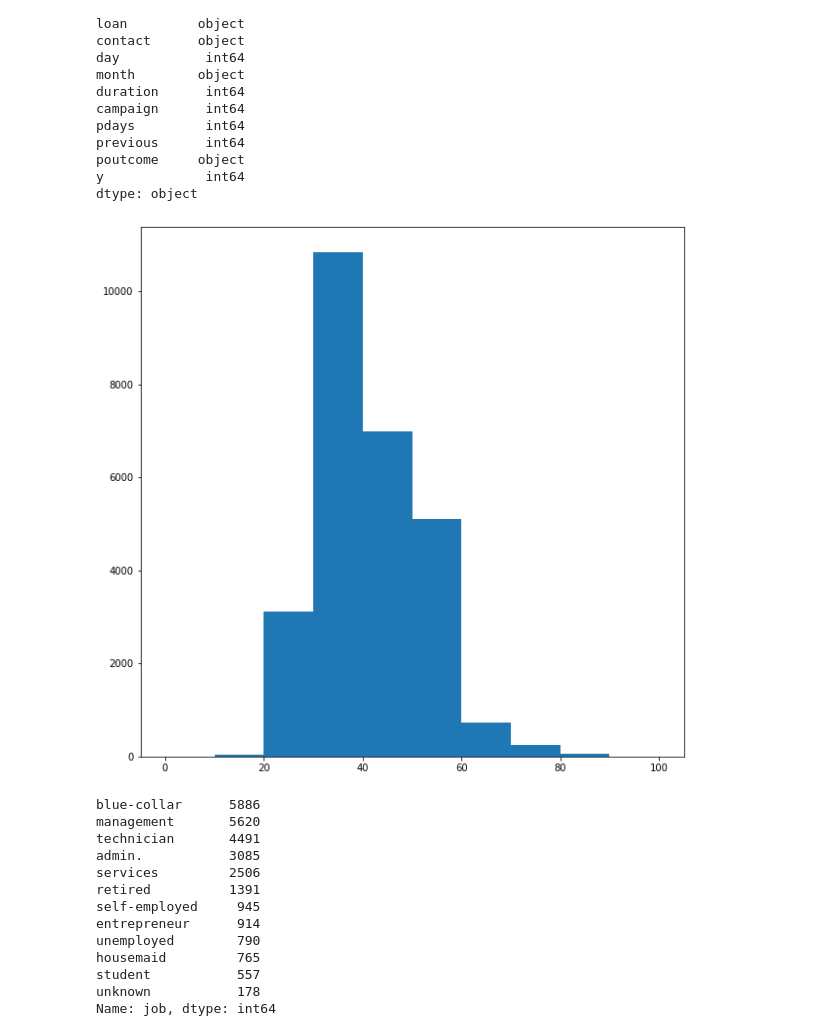
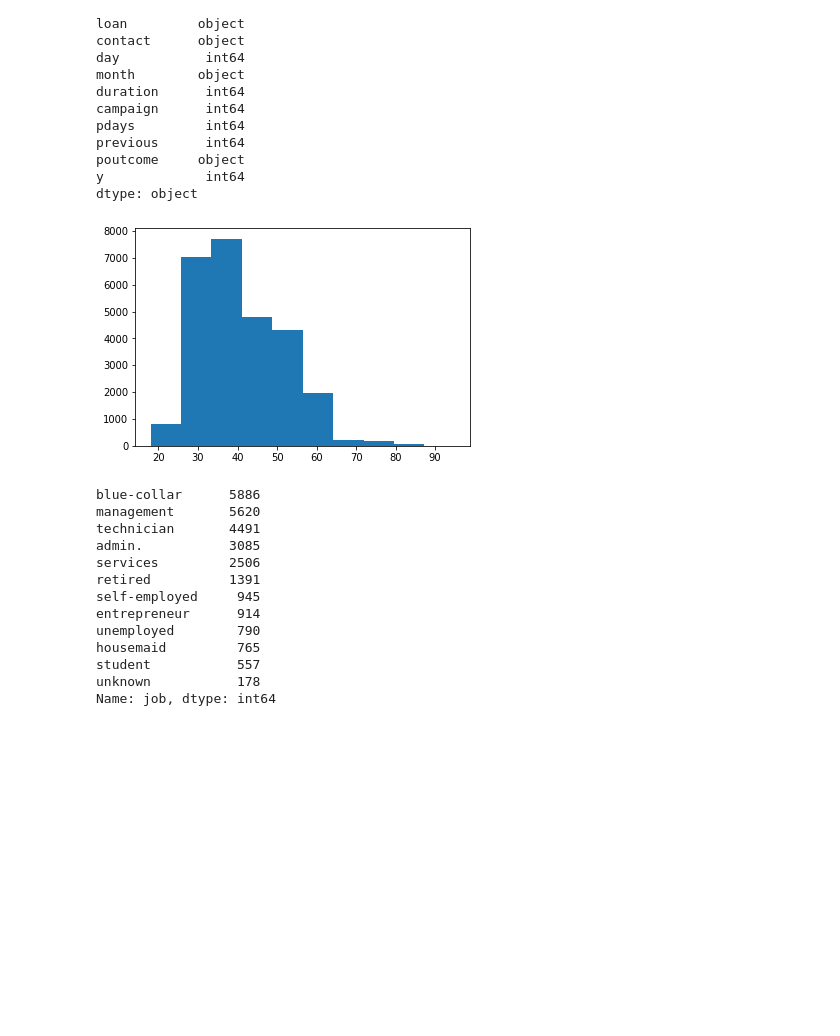
Before and after one commit to c-suginoshita/test_repository, a Jupyter notebook: R_Basic.ipynb, the cells around one changed output. Cells and saved outputs as stored; diff of their text form; code cells hidden in the pictures; blank space fills up the shorter version.

```diff
--- a/R_Basic.ipynb
+++ b/R_Basic.ipynb
@@ -6,8 +6,8 @@ import pandas as pd
 import numpy as np
 # %%
 #データを10件取得する
-train_file = pd.read_csv('./train.csv', nrows=10)
-train_file
+train_file = pd.read_csv('./train.csv')
+train_file.head(10)
 # %% [output]
 |  | id | age | job | marital | education | default | balance | housing | loan | contact | day | ... |
 | 0 | 1 | 39 | blue-collar | married | secondary | no | 1756 | yes | no | cellular | 3 | ... |
@@ -57,14 +57,11 @@ poutcome     object
 y             int64
 dtype: object
 # %%
-#全件取得
-train_file_all = pd.read_csv('./train.csv')
-
 #ヒストグラム出力
-plt.hist(train_file_all['age'].dropna(), bins = 10, range = (0, 100))
+plt.hist(train_file['age'].dropna(), bins=10)
 plt.show()
 # %% [output]
-[figure, old version]
+[figure, new version]
 # %%
 #単変数の集計(質的変数)
 #jobの集計
```
Also changed, not shown: parts of 6 cells of this notebook.
